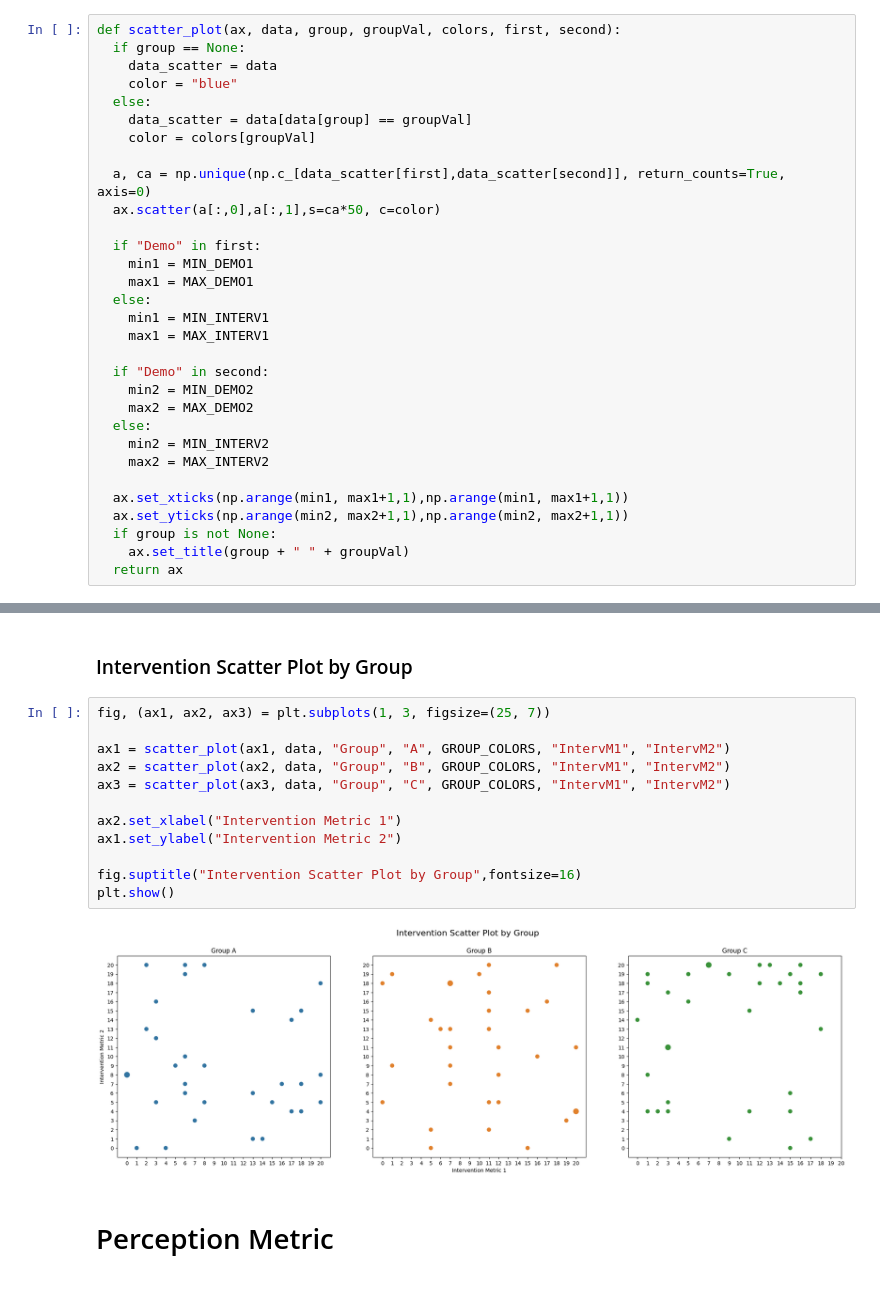
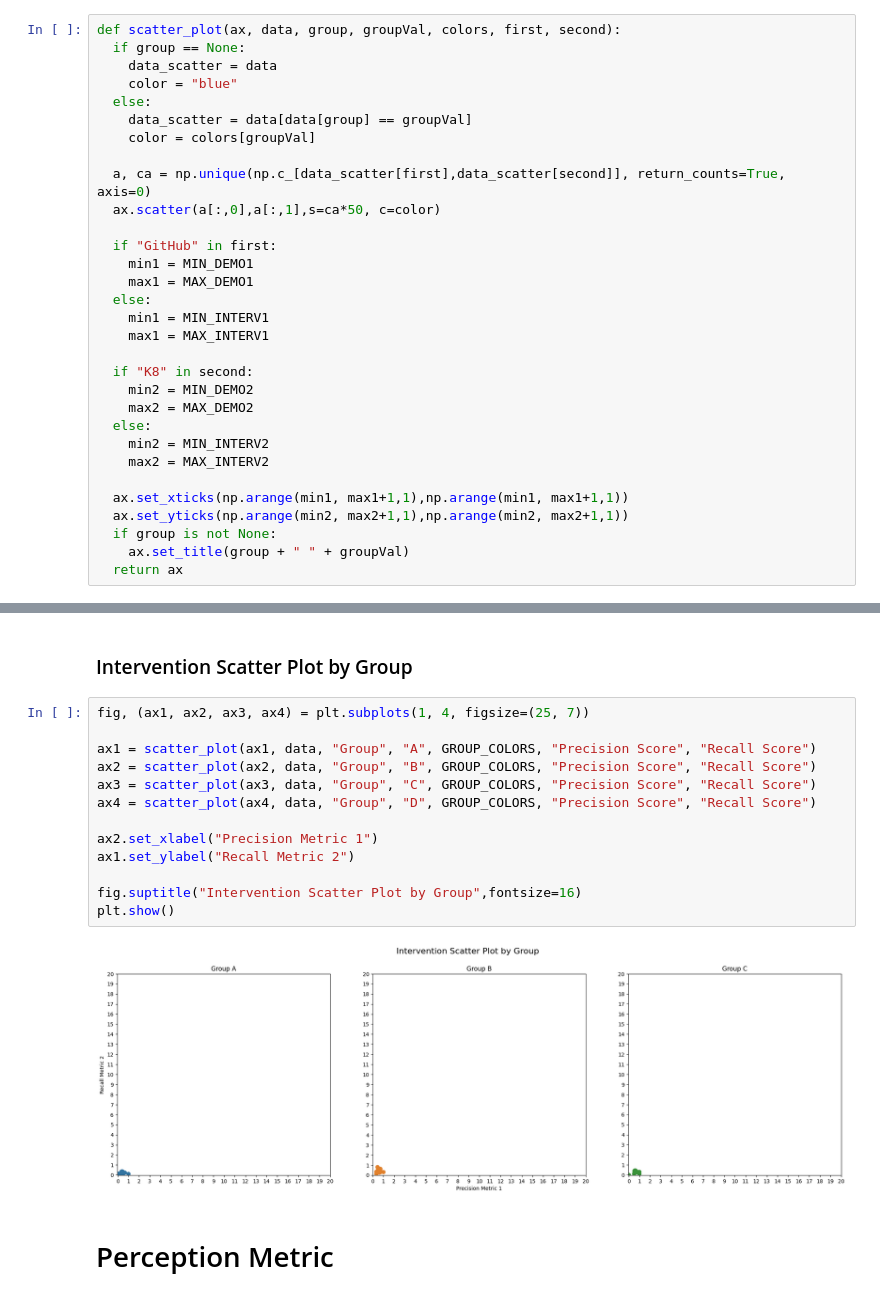
Before and after one commit to yoBoyio/E4_SEM, a Jupyter notebook: Colab_Template.ipynb, the cells around one changed output, grey strips where cells are left out. Drawn from its saved outputs; the diff is of its cells as text.

```diff
--- a/Colab_Template.ipynb
+++ b/Colab_Template.ipynb
@@ -97,14 +97,14 @@ def scatter_plot(ax, data, group, groupVal, colors, first, second):
   a, ca = np.unique(np.c_[data_scatter[first],data_scatter[second]], return_counts=True, axis=0)
   ax.scatter(a[:,0],a[:,1],s=ca*50, c=color)
 
-  if "Demo" in first:
+  if "GitHub" in first:
     min1 = MIN_DEMO1
     max1 = MAX_DEMO1
   else:
     min1 = MIN_INTERV1
     max1 = MAX_INTERV1
 
-  if "Demo" in second:
+  if "K8" in second:
     min2 = MIN_DEMO2
     max2 = MAX_DEMO2
   else:
@@ -179,19 +179,20 @@ plt.show()
 # %% [markdown]
 ### Intervention Scatter Plot by Group
 # %%
-fig, (ax1, ax2, ax3) = plt.subplots(1, 3, figsize=(25, 7))
+fig, (ax1, ax2, ax3, ax4) = plt.subplots(1, 4, figsize=(25, 7))
 
-ax1 = scatter_plot(ax1, data, "Group", "A", GROUP_COLORS, "IntervM1", "IntervM2")
-ax2 = scatter_plot(ax2, data, "Group", "B", GROUP_COLORS, "IntervM1", "IntervM2")
-ax3 = scatter_plot(ax3, data, "Group", "C", GROUP_COLORS, "IntervM1", "IntervM2")
+ax1 = scatter_plot(ax1, data, "Group", "A", GROUP_COLORS, "Precision Score", "Recall Score")
+ax2 = scatter_plot(ax2, data, "Group", "B", GROUP_COLORS, "Precision Score", "Recall Score")
+ax3 = scatter_plot(ax3, data, "Group", "C", GROUP_COLORS, "Precision Score", "Recall Score")
+ax4 = scatter_plot(ax4, data, "Group", "D", GROUP_COLORS, "Precision Score", "Recall Score")
 
-ax2.set_xlabel("Intervention Metric 1")
-ax1.set_ylabel("Intervention Metric 2")
+ax2.set_xlabel("Precision Metric 1")
+ax1.set_ylabel("Recall Metric 2")
 
 fig.suptitle("Intervention Scatter Plot by Group",fontsize=16)
 plt.show()
 # %% [output]
-[figure, old version]
+[figure, new version]
 # %% [markdown]
 # Perception Metric
 # %% [markdown]
```
Also changed, not shown: parts of 4 cells of this notebook, 2 other files.
